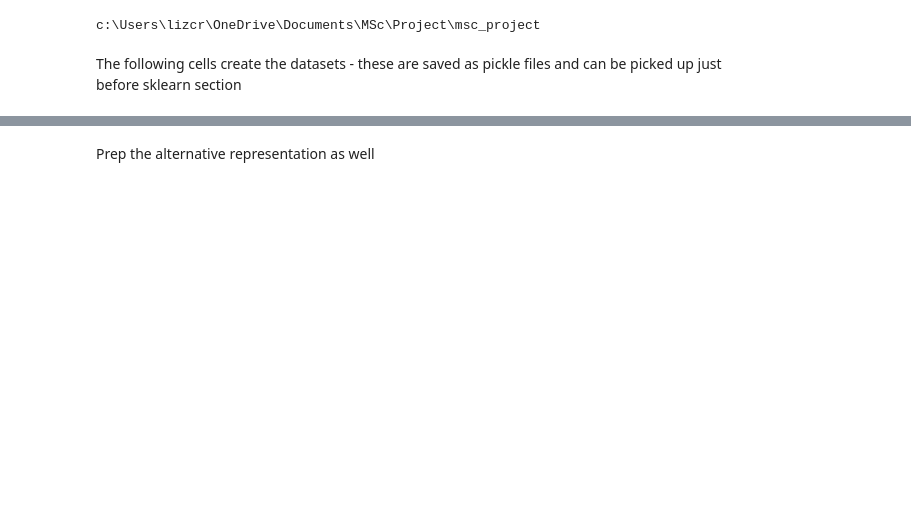
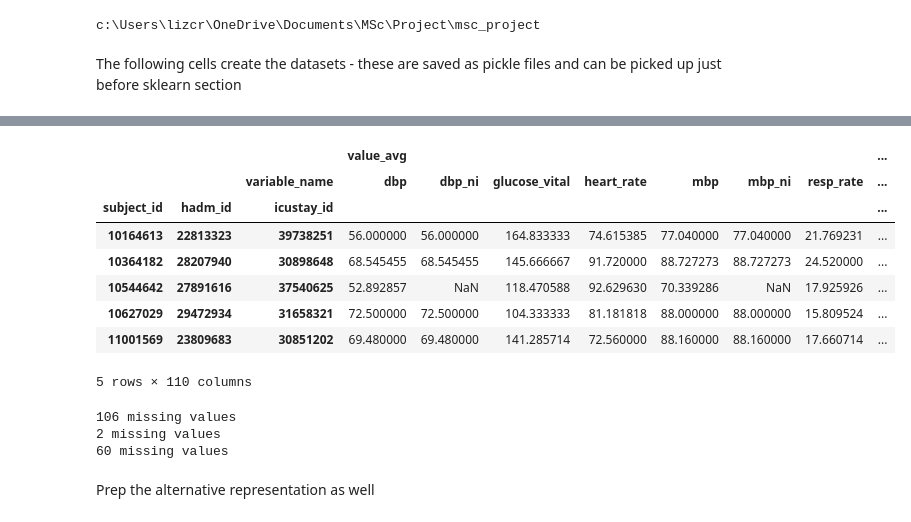
Before and after one commit to LizCrellin/msc_mimic_project, a Jupyter notebook: notebooks/1_Understand_Wang_pipeline.ipynb, the cells around one changed output, grey strips where cells are left out. Cells and saved outputs as stored; diff of their text form; code cells hidden in the pictures; blank space fills up the shorter version.

Commit message:
Reorganize order of cells, set to run models on both representations

```diff
--- a/notebooks/1_Understand_Wang_pipeline.ipynb
+++ b/notebooks/1_Understand_Wang_pipeline.ipynb
@@ -221,22 +225,60 @@ lvl2_test.loc[:, idx[:,'hours_since_last_measure']] = (lvl2_test.loc[:, idx[:,'h
+# %%
+# Deal with missing values - hourly representation
+
+# Now impute  # Call simple_imputer() to get the structure expected in the Wang pipeline
+lvl2_train, lvl2_dev, lvl2_test = [
+    simple_imputer(df) for df in (lvl2_train, lvl2_dev, lvl2_test)
+]
+
+# delete the non-imputed versions to save space here??
+
+# Standardize for hours since last measure, which has been added to the hourly representation, to avoid problems with scale:
+idx = pd.IndexSlice  # add to config at start?
+hslm_means, hslm_stds = lvl2_train.loc[:, idx[:, 'hours_since_last_measure']].mean(axis=0), lvl2_train.loc[:, idx[:, 'hours_since_last_measure']].std(axis=0),
+hslm_stds = hslm_stds.replace(0, 1)
+
+lvl2_train.loc[:, idx[:, 'hours_since_last_measure']] = (lvl2_train.loc[:, idx[:, 'hours_since_last_measure']] - hslm_means)/hslm_stds
+lvl2_dev.loc[:, idx[:,'hours_since_last_measure']] = (lvl2_dev.loc[:, idx[:,'hours_since_last_measure']] - hslm_means)/hslm_stds
+lvl2_test.loc[:, idx[:,'hours_since_last_measure']] = (lvl2_test.loc[:, idx[:,'hours_since_last_measure']] - hslm_means)/hslm_stds
 # %%
+# pivot the hourly representation to wide:
 # raw_train, raw_dev, raw_test, lvl2_train, lvl2_dev, lvl2_test = [                 # no need to call simple_imputer() here, as it's been called earlier on the full dataset.
 #     simple_imputer(df) for df in (raw_train, raw_dev, raw_test, lvl2_train, lvl2_dev, lvl2_test)
 # ]
 lvl2_flat_train, lvl2_flat_dev, lvl2_flat_test = [                                  # removed the raw datasets.
     df.pivot_table(index=['subject_id', 'hadm_id', 'icustay_id'], columns=['hours_in']) for df in (
         lvl2_train, lvl2_dev, lvl2_test
     )
 ]
 
-for df in lvl2_flat_train, lvl2_flat_dev, lvl2_flat_test: assert not df.isnull().any().any()       # removed the raw datasets.
+# alt representation - pivot to wide
+alt_flat_train, alt_flat_dev, alt_flat_test = [
+    df.pivot_table(index=['subject_id', 'hadm_id', 'icustay_id'], columns=['variable_name']) for df in (
+        alt_train, alt_dev, alt_test
+    )
+]
 
-# save the processed flat data for later model evaluation.
-with open(FLAT_DATA_PATH, mode = 'wb') as f:
-    pickle.dump({
-        'lvl2_flat_train': lvl2_flat_train,
-        'lvl2_flat_dev': lvl2_flat_dev,
-        'lvl2_flat_test': lvl2_flat_test,
-        'Ys_train': Ys_train,
-        'Ys_dev': Ys_dev,
-        'Ys_test': Ys_test
-    }, f)
+alt_flat_train.head()
+# %% [output]
+|  |  |  | value_avg |  |  |  |  |  |  | ... |
+|  |  | variable_name | dbp | dbp_ni | glucose_vital | heart_rate | mbp | mbp_ni | resp_rate | ... |
+| subject_id | hadm_id | icustay_id |  |  |  |  |  |  |  | ... |
+| 10164613 | 22813323 | 39738251 | 56.000000 | 56.000000 | 164.833333 | 74.615385 | 77.040000 | 77.040000 | 21.769231 | ... |
+| 10364182 | 28207940 | 30898648 | 68.545455 | 68.545455 | 145.666667 | 91.720000 | 88.727273 | 88.727273 | 24.520000 | ... |
+| 10544642 | 27891616 | 37540625 | 52.892857 | NaN | 118.470588 | 92.629630 | 70.339286 | NaN | 17.925926 | ... |
+| 10627029 | 29472934 | 31658321 | 72.500000 | 72.500000 | 104.333333 | 81.181818 | 88.000000 | 88.000000 | 15.809524 | ... |
+| 11001569 | 23809683 | 30851202 | 69.480000 | 69.480000 | 141.285714 | 72.560000 | 88.160000 | 88.160000 | 17.660714 | ... |
+5 rows × 110 columns
+# %%
+# Deal with missing values - alt representation
+
+# For alternative representation, missing values need decisions - cannot forwardfill and mask as for the hourly representation.
+
+for df in (alt_flat_train, alt_flat_dev, alt_flat_test):
+    n_missing = df.isnull().sum().sum()
+    if n_missing:
+        print(f"{n_missing} missing values")
+# %% [output]
+106 missing values
+2 missing values
+60 missing values
```
Also changed, not shown: parts of 14 cells of this notebook.
